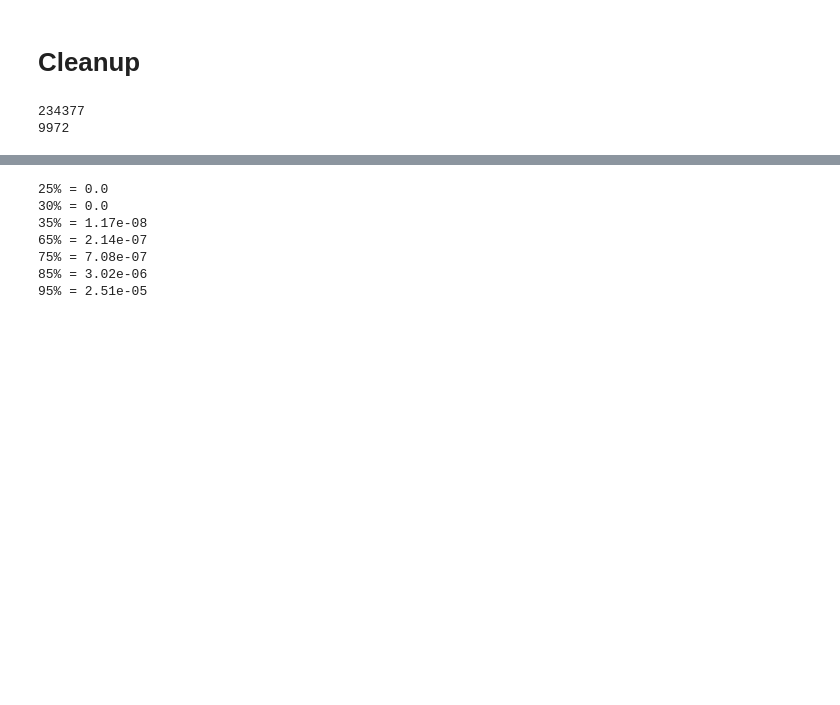
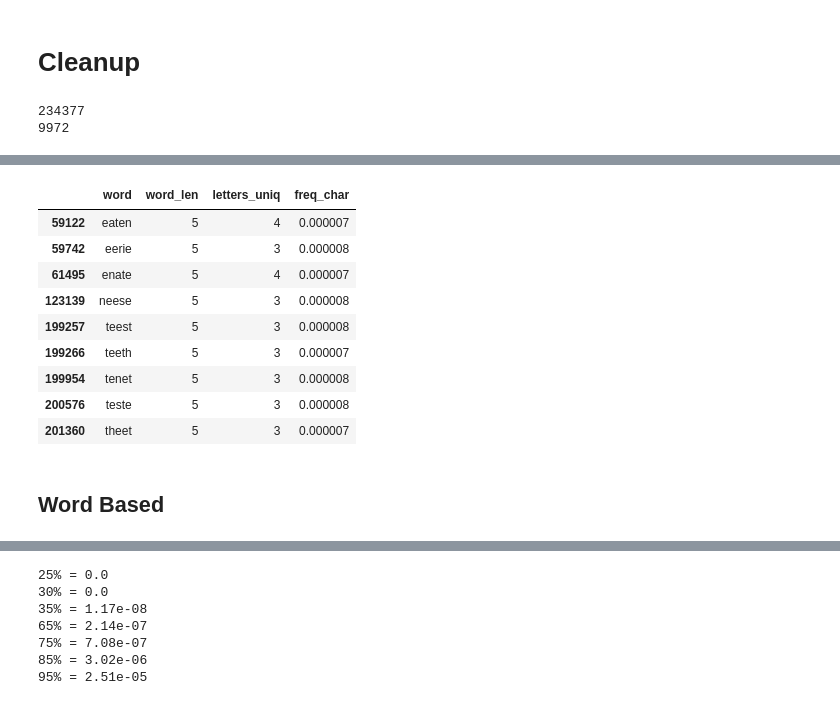
Before and after one commit to JIVJGFJZKF/get_wordle, a Jupyter notebook: wordle.ipynb, the cells around one changed output, grey strips where cells are left out. Saved outputs shown, nothing was run; the diff lists cells and outputs as text; code cells hidden in the pictures; blank space fills up the shorter version.

```diff
--- a/wordle.ipynb
+++ b/wordle.ipynb
@@ -138 +186,16 @@ print(df_words_subset_5.shape[0])
+# %%
+df_words_subset_5.loc[df_words_subset_5['freq_char']>0.000007]
+# %% [output]
+|  | word | word_len | letters_uniq | freq_char |
+| 59122 | eaten | 5 | 4 | 0.000007 |
+| 59742 | eerie | 5 | 3 | 0.000008 |
+| 61495 | enate | 5 | 4 | 0.000007 |
+| 123139 | neese | 5 | 3 | 0.000008 |
+| 199257 | teest | 5 | 3 | 0.000008 |
+| 199266 | teeth | 5 | 3 | 0.000007 |
+| 199954 | tenet | 5 | 3 | 0.000008 |
+| 200576 | teste | 5 | 3 | 0.000008 |
+| 201360 | theet | 5 | 3 | 0.000007 |
+# %% [markdown]
+## Word Based
 # %%
```
Also changed, not shown: parts of 22 cells of this notebook.
